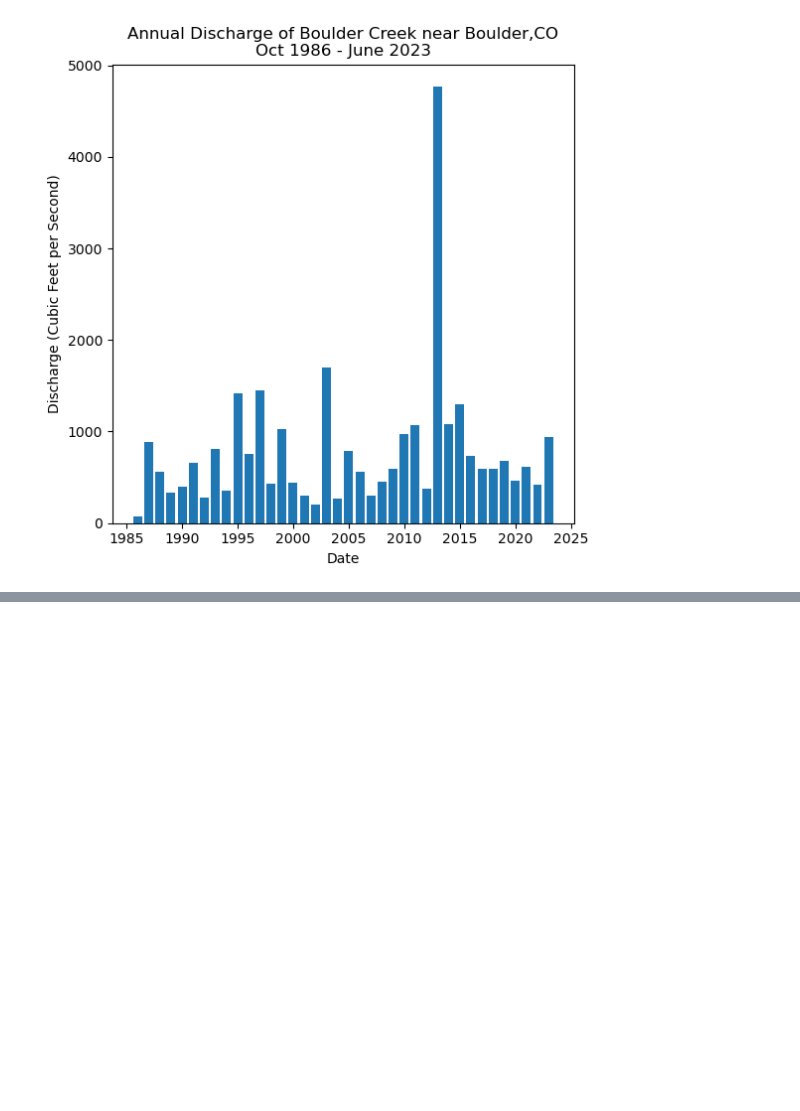
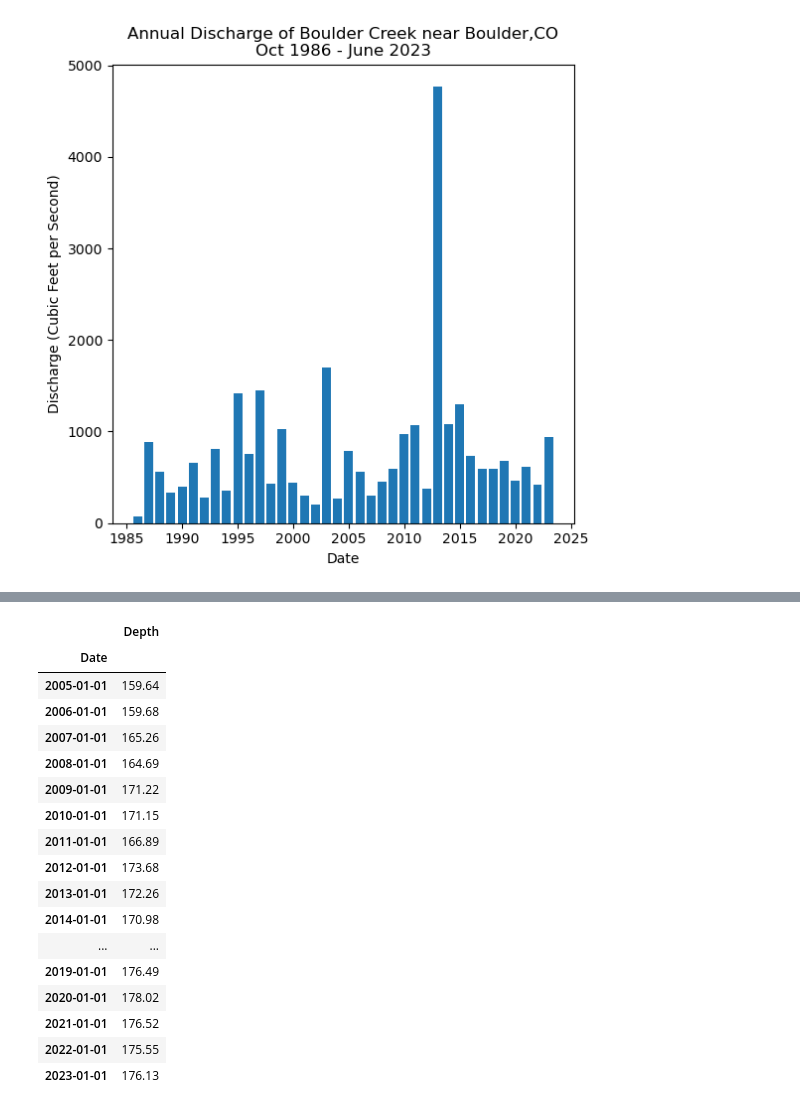
Before and after one commit to ScottNSheldon/time-series-data-ScottNSheldon, a Jupyter notebook: stars-02-time-series.ipynb, the cells around one changed output, grey strips where cells are left out. Cells and saved outputs as stored; diff of their text form; code cells hidden in the pictures; blank space fills up the shorter version.

```diff
--- a/stars-02-time-series.ipynb
+++ b/stars-02-time-series.ipynb
@@ -954,0 +1018,22 @@ plt.show()
+# %%
+kayenta_depth_annual = kayenta_depth[['Depth']].resample('YS').max()
+kayenta_depth_annual
+# %% [output]
+|  | Depth |
+| Date |  |
+| 2005-01-01 | 159.64 |
+| 2006-01-01 | 159.68 |
+| 2007-01-01 | 165.26 |
+| 2008-01-01 | 164.69 |
+| 2009-01-01 | 171.22 |
+| 2010-01-01 | 171.15 |
+| 2011-01-01 | 166.89 |
+| 2012-01-01 | 173.68 |
+| 2013-01-01 | 172.26 |
+| 2014-01-01 | 170.98 |
+| ... | ... |
+| 2019-01-01 | 176.49 |
+| 2020-01-01 | 178.02 |
+| 2021-01-01 | 176.52 |
+| 2022-01-01 | 175.55 |
+| 2023-01-01 | 176.13 |
```
Also changed, not shown: parts of 6 cells of this notebook.
